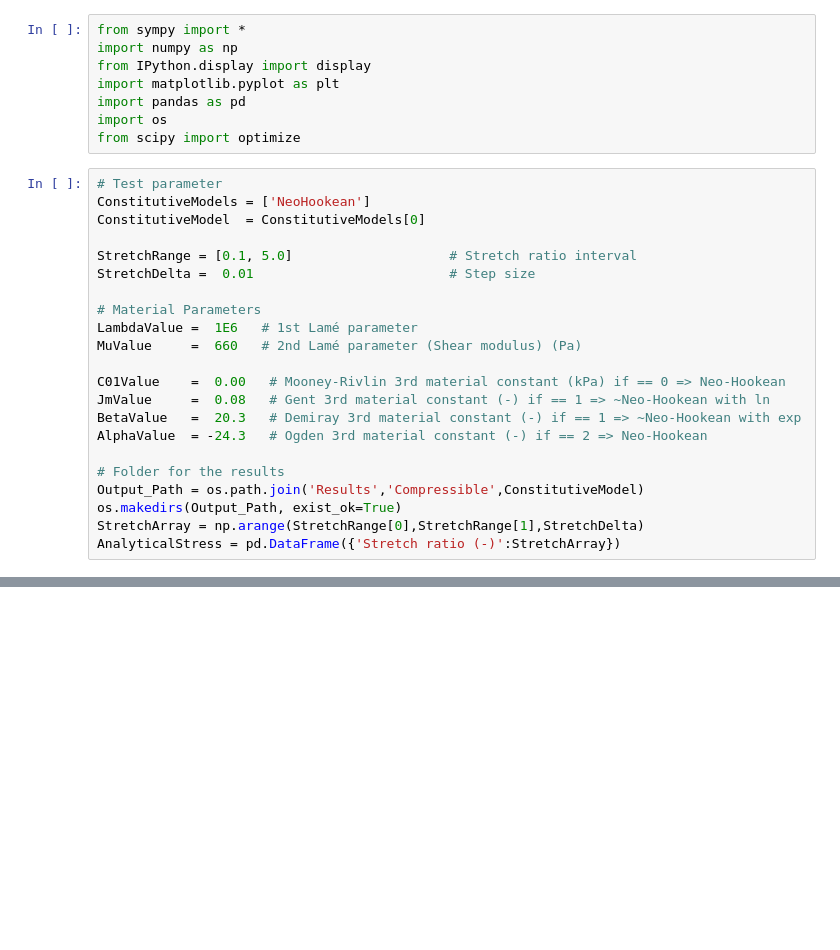
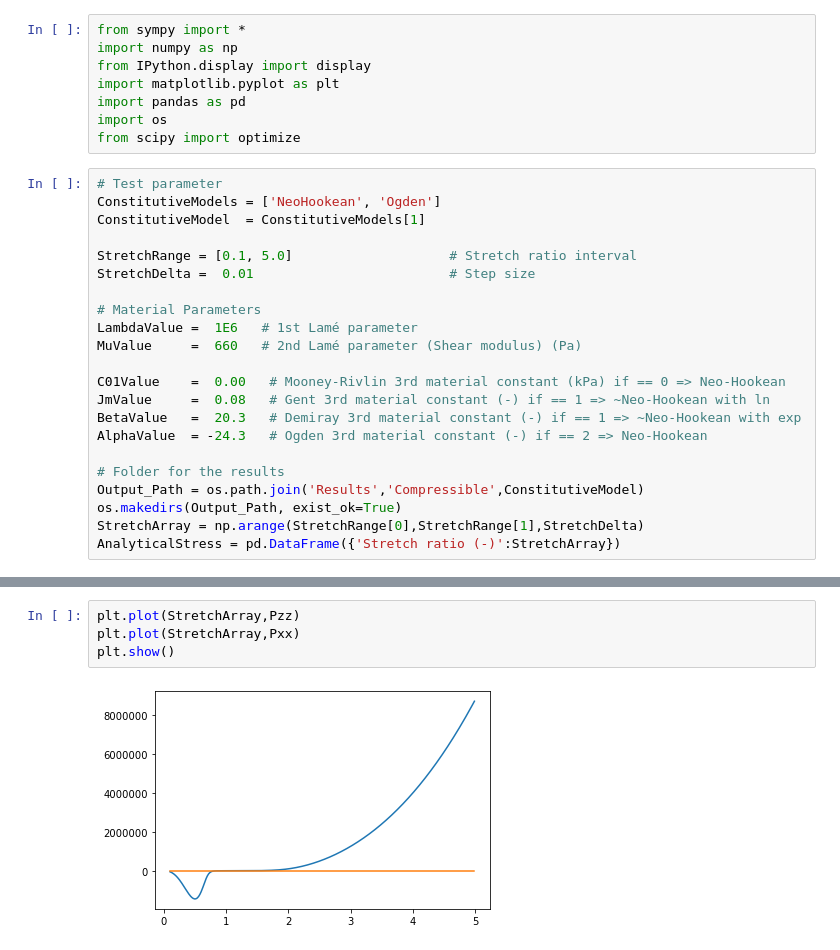
Before and after one commit to artorg-unibe-ch/BrainMaterialOptimizationFenics, a Jupyter notebook: Sorted/AnalyticalSolutions/Compressible.ipynb, the cells around one changed output, grey strips where cells are left out. Saved outputs shown, nothing was run; the diff lists cells and outputs as text; blank space fills up the shorter version.

```diff
--- a/Sorted/AnalyticalSolutions/Compressible.ipynb
+++ b/Sorted/AnalyticalSolutions/Compressible.ipynb
@@ -8,8 +8,8 @@ import os
 from scipy import optimize
 # %%
 # Test parameter
-ConstitutiveModels = ['NeoHookean']
-ConstitutiveModel  = ConstitutiveModels[0]
+ConstitutiveModels = ['NeoHookean', 'Ogden']
+ConstitutiveModel  = ConstitutiveModels[1]
 
 StretchRange = [0.1, 5.0]                    # Stretch ratio interval
 StretchDelta =  0.01                         # Step size
@@ -141,0 +173,6 @@ AnalyticalStress.to_csv(os.path.join(Output_Path,'Lambda' + str(LambdaValue/1E6)
+# %%
+plt.plot(StretchArray,Pzz)
+plt.plot(StretchArray,Pxx)
+plt.show()
+# %% [output]
+[figure, added]
```
Also changed, not shown: parts of 1 cell of this notebook, 47 other files.
